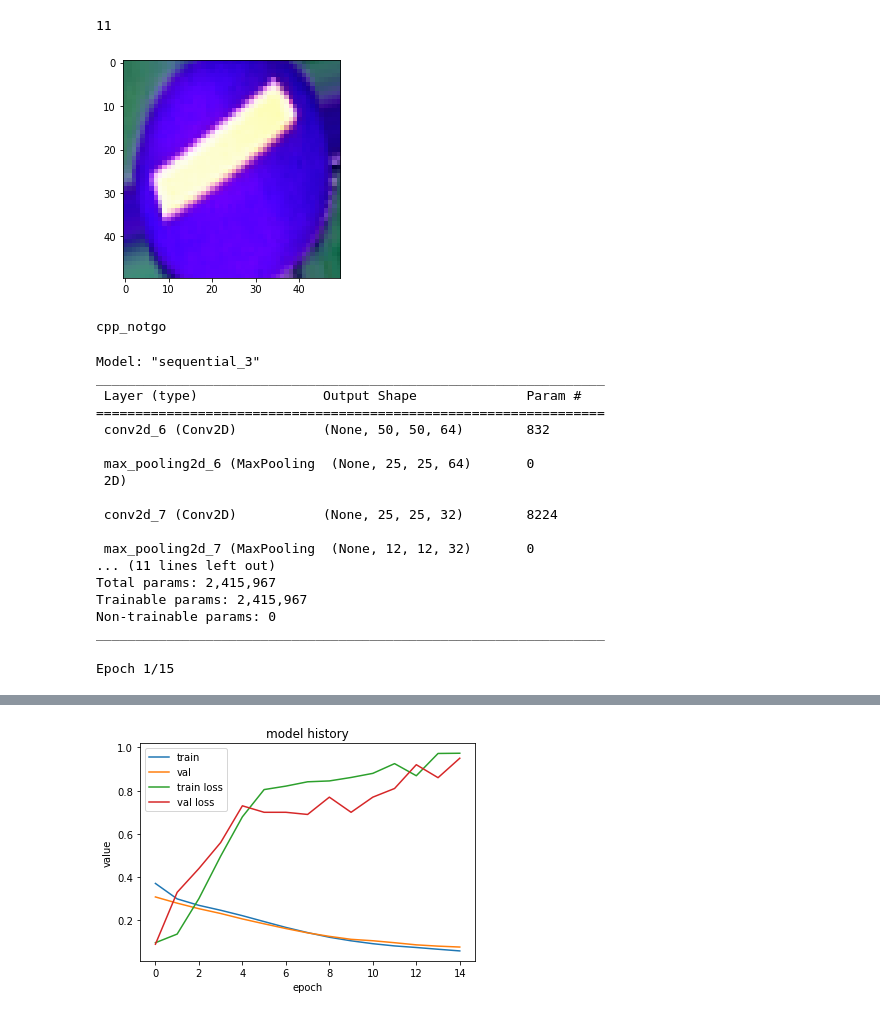
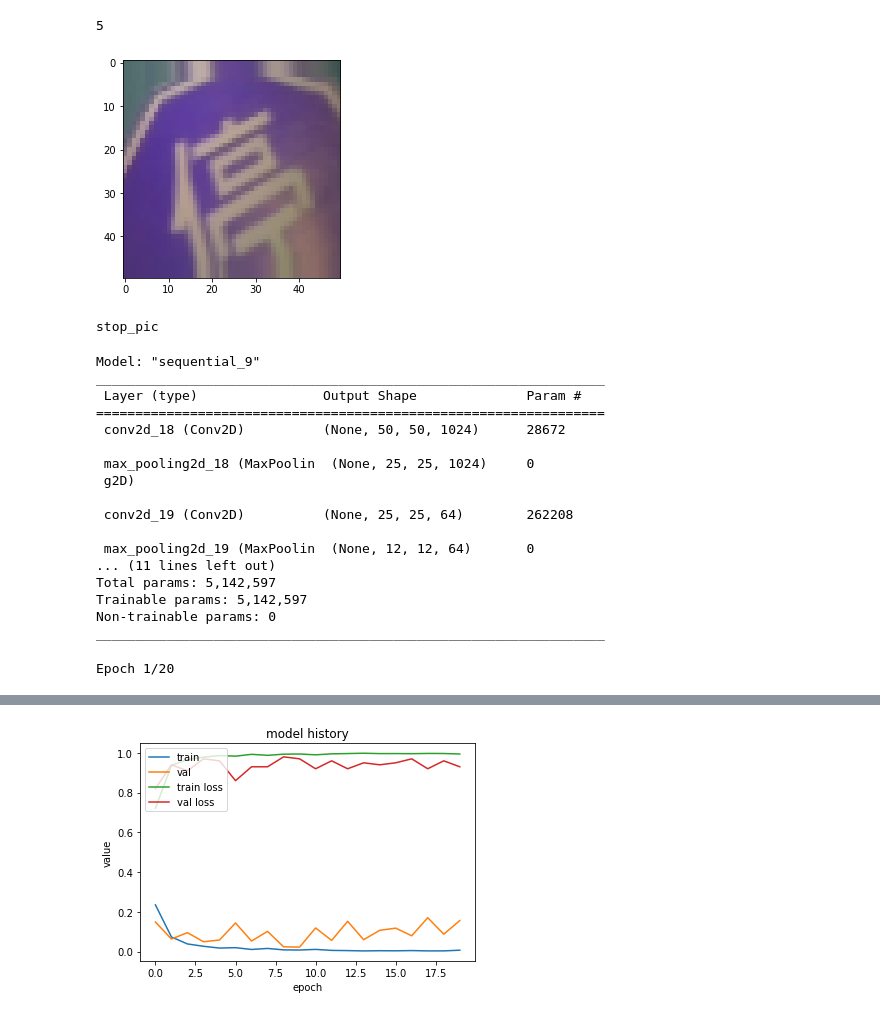
Before and after one commit to wilicw/ntust-embedded-car, a Jupyter notebook: carNN/car.ipynb, the cells around one changed output, grey strips where cells are left out. Drawn from its saved outputs; the diff is of its cells as text; code cells hidden in the pictures.

Commit message:
ml 20 epochs
hey hey

```diff
--- a/carNN/car.ipynb
+++ b/carNN/car.ipynb
@@ -33,8 +33,9 @@ x_train.shape, y_train.shape, x_test.shape, y_test.shape
 # %%
-classifications = ['cpp_go_left', 'cpp_go_right', 'cpp_notgo', 'cpp_onlygo', 'cpp_onlyleft', 'cpp_onlyright', 'cpp_stop_line', 'cpp_stop_pic', 'notleft_sign', 'notright_pic', 'notstop_pic']
+# classifications = ['cpp_go_left', 'cpp_go_right', 'cpp_notgo', 'cpp_onlygo', 'cpp_onlyleft', 'cpp_onlyright', 'cpp_stop_line', 'cpp_stop_pic', 'notleft_sign', 'notright_pic', 'notstop_pic']classifications = ['no_right', 'no_stop', 'only_right', 'stop_line', 'stop_pic']
+classifications = ['no_right', 'no_stop', 'only_right', 'stop_line', 'stop_pic']
 len(classifications)
 # %% [output]
-11
+5
 # %%
 datagen = ImageDataGenerator(
     rescale = 1.0/255.0,
@@ -53,53 +54,53 @@ plt.imshow(data[n][0][0])
 plt.show()
 print(classifications[np.where(data[n][1][0]==1)[0][0]])
 # %% [output]
-[figure, old version]
+[figure, new version]
-cpp_notgo
+stop_pic
 # %%
 model = None
 model = Sequential([
     layers.Input(shape=(50, 50, 3)),
     # layers.BatchNormalization(),
 
+    layers.Conv2D(1024, kernel_size=(3, 3), padding='same', activation='relu'),
+    layers.MaxPool2D(pool_size=(2, 2)),
+
     layers.Conv2D(64, kernel_size=(2, 2), padding='same', activation='relu'),
     layers.MaxPool2D(pool_size=(2, 2)),
 
-    layers.Conv2D(32, kernel_size=(2, 2), padding='same', activation='relu'),
-    layers.MaxPool2D(pool_size=(2, 2)),
-
     layers.Flatten(),
-    layers.Dense(500, activation='sigmoid'),
-    layers.Dense(200, activation='sigmoid'),
+    layers.Dense(512, activation='sigmoid'),
+    layers.Dense(256, activation='sigmoid'),
     layers.Dense(len(classifications), activation='softmax'),
 ])
 
 model.summary()
 # %% [output]
-Model: "sequential_3"
+Model: "sequential_9"
 _________________________________________________________________
  Layer (type)                Output Shape              Param #
 =================================================================
- conv2d_6 (Conv2D)           (None, 50, 50, 64)        832
+ conv2d_18 (Conv2D)          (None, 50, 50, 1024)      28672
 
- max_pooling2d_6 (MaxPooling  (None, 25, 25, 64)       0
- 2D)
+ max_pooling2d_18 (MaxPoolin  (None, 25, 25, 1024)     0
+ g2D)
 
- conv2d_7 (Conv2D)           (None, 25, 25, 32)        8224
+ conv2d_19 (Conv2D)          (None, 25, 25, 64)        262208
 
- max_pooling2d_7 (MaxPooling  (None, 12, 12, 32)       0
+ max_pooling2d_19 (MaxPoolin  (None, 12, 12, 64)       0
 ... (11 lines left out)
-Total params: 2,415,967
-Trainable params: 2,415,967
+Total params: 5,142,597
+Trainable params: 5,142,597
 Non-trainable params: 0
 _________________________________________________________________
 # %%
 model.compile(loss='binary_crossentropy',
               optimizer='adam', metrics=['accuracy'])
-hist = model.fit_generator(data,  epochs=15, verbose=1,
+hist = model.fit_generator(data,  epochs=20, verbose=1,
                            validation_data=(x_test, y_test))
 loss, accuracy = model.evaluate(x_test, y_test)
 plot_hist(hist)
 print('Test:')
 print('Loss: %s\nAccuracy: %s' % (loss, accuracy))
 # %% [output]
-Epoch 1/15
+Epoch 1/20
@@ -125,2 +126,2 @@ Epoch 15/15
-[figure, old version]
+[figure, new version]
 Test:
```
Also changed, not shown: parts of 5 cells of this notebook, 3 other files.
